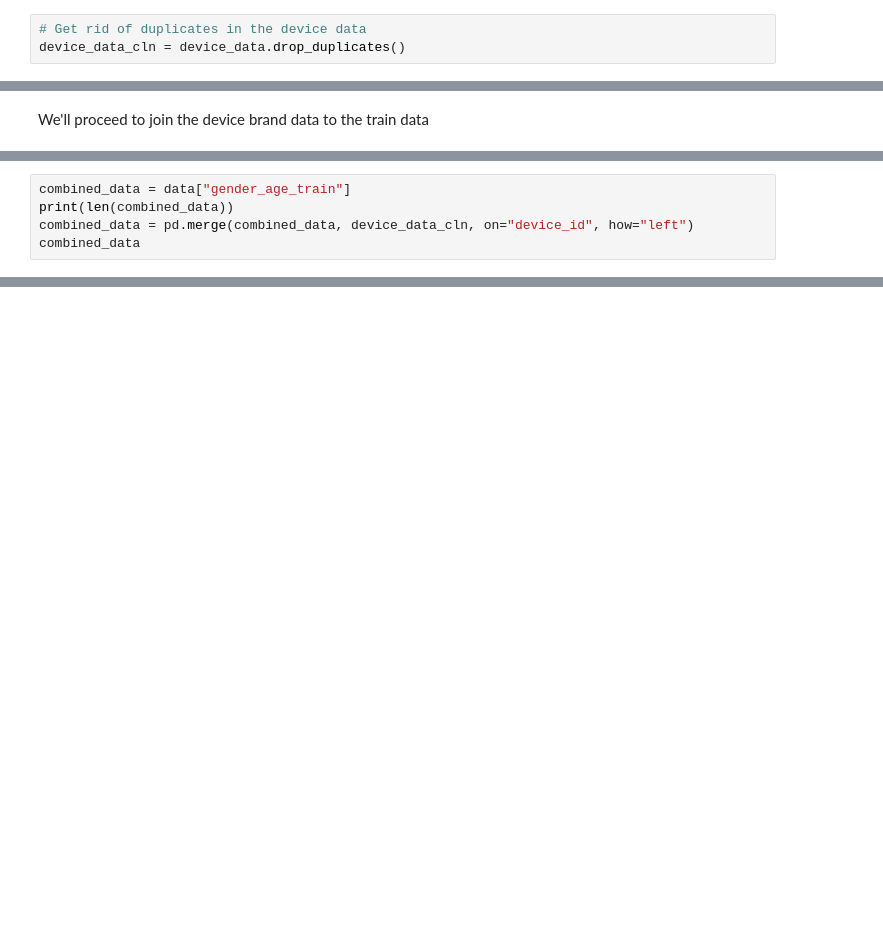
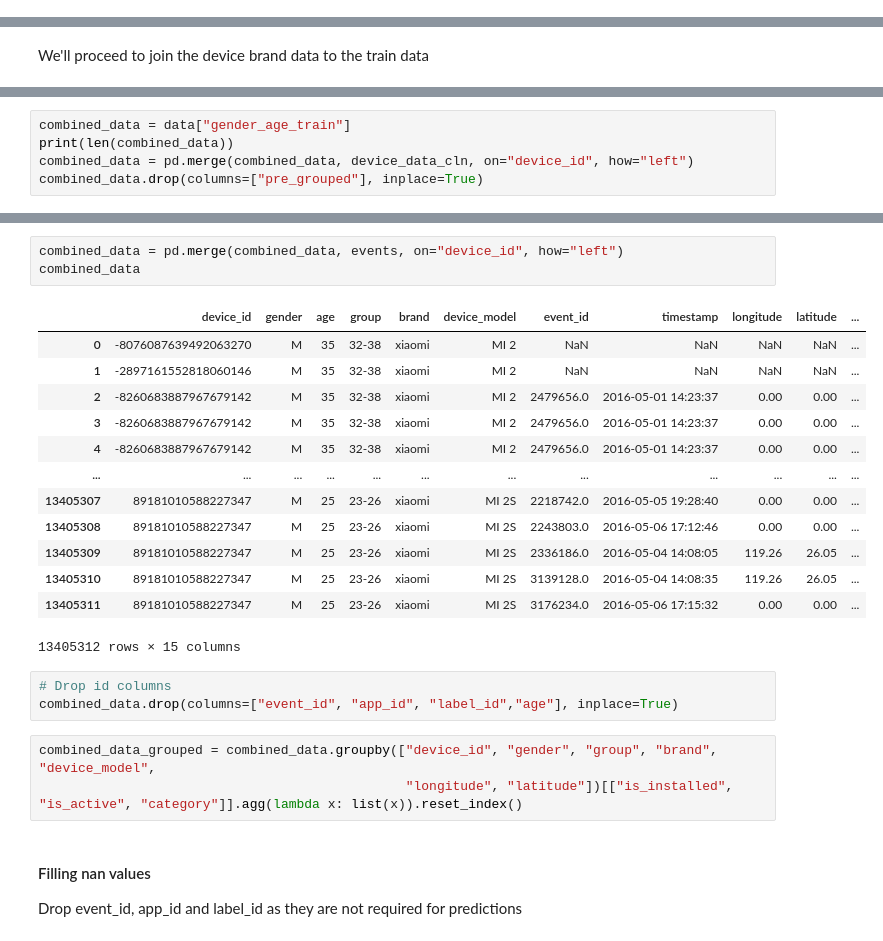
Before and after one commit to alexandrosanat/talking-data-user-demographics, a Jupyter notebook: talking_data_user_demographics.ipynb, the cells around one changed output, grey strips where cells are left out. Drawn from its saved outputs; the diff is of its cells as text; blank space fills up the shorter version.

```diff
--- a/talking_data_user_demographics.ipynb
+++ b/talking_data_user_demographics.ipynb
@@ -96,3 +102,0 @@ There are 186716 unique devices in the device data
-# %%
-# Get rid of duplicates in the device data
-device_data_cln = device_data.drop_duplicates()
@@ -107,6 +136,6 @@ array(['F23-', 'F24-26', 'F27-28', 'F29-32', 'F33-42', 'F43+', 'M22-',
 combined_data = data["gender_age_train"]
 print(len(combined_data))
 combined_data = pd.merge(combined_data, device_data_cln, on="device_id", how="left")
-combined_data
+combined_data.drop(columns=["pre_grouped"], inplace=True)
 # %% [output]
 74645
@@ -203,0 +188,26 @@ events.sort_values(by="category")
+# %%
+combined_data = pd.merge(combined_data, events, on="device_id", how="left")
+combined_data
+# %% [output]
+|  | device_id | gender | age | group | brand | device_model | event_id | timestamp | longitude | latitude | ... |
+| 0 | -8076087639492063270 | M | 35 | 32-38 | xiaomi | MI 2 | NaN | NaN | NaN | NaN | ... |
+| 1 | -2897161552818060146 | M | 35 | 32-38 | xiaomi | MI 2 | NaN | NaN | NaN | NaN | ... |
+| 2 | -8260683887967679142 | M | 35 | 32-38 | xiaomi | MI 2 | 2479656.0 | 2016-05-01 14:23:37 | 0.00 | 0.00 | ... |
+| 3 | -8260683887967679142 | M | 35 | 32-38 | xiaomi | MI 2 | 2479656.0 | 2016-05-01 14:23:37 | 0.00 | 0.00 | ... |
+| 4 | -8260683887967679142 | M | 35 | 32-38 | xiaomi | MI 2 | 2479656.0 | 2016-05-01 14:23:37 | 0.00 | 0.00 | ... |
+| ... | ... | ... | ... | ... | ... | ... | ... | ... | ... | ... | ... |
+| 13405307 | 89181010588227347 | M | 25 | 23-26 | xiaomi | MI 2S | 2218742.0 | 2016-05-05 19:28:40 | 0.00 | 0.00 | ... |
+| 13405308 | 89181010588227347 | M | 25 | 23-26 | xiaomi | MI 2S | 2243803.0 | 2016-05-06 17:12:46 | 0.00 | 0.00 | ... |
+| 13405309 | 89181010588227347 | M | 25 | 23-26 | xiaomi | MI 2S | 2336186.0 | 2016-05-04 14:08:05 | 119.26 | 26.05 | ... |
+| 13405310 | 89181010588227347 | M | 25 | 23-26 | xiaomi | MI 2S | 3139128.0 | 2016-05-04 14:08:35 | 119.26 | 26.05 | ... |
+| 13405311 | 89181010588227347 | M | 25 | 23-26 | xiaomi | MI 2S | 3176234.0 | 2016-05-06 17:15:32 | 0.00 | 0.00 | ... |
+13405312 rows × 15 columns
+# %%
+# Drop id columns
+combined_data.drop(columns=["event_id", "app_id", "label_id","age"], inplace=True)
+# %%
+combined_data_grouped = combined_data.groupby(["device_id", "gender", "group", "brand", "device_model",
+                                               "longitude", "latitude"])[["is_installed", "is_active", "category"]].agg(lambda x: list(x)).reset_index()
+# %% [markdown]
+#### Filling nan values
+Drop event_id, app_id and label_id as they are not required for predictions
```
Also changed, not shown: parts of 33 cells of this notebook, 1 other file.
